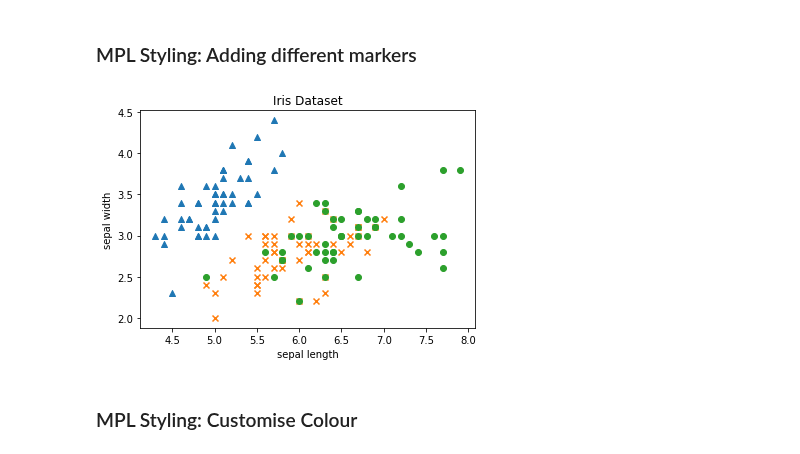
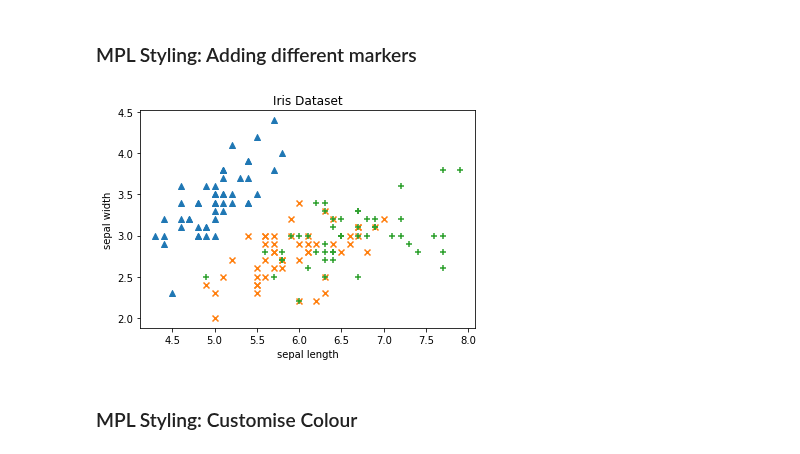
Before and after one commit to 3springs/deep_ml_curriculum, a Jupyter notebook: notebooks/b03_Data_Visualisation/DataVisualisation.ipynb, the cells around one changed output. Cells and saved outputs as stored; diff of their text form; code cells hidden in the pictures.

```diff
--- a/notebooks/b03_Data_Visualisation/DataVisualisation.ipynb
+++ b/notebooks/b03_Data_Visualisation/DataVisualisation.ipynb
@@ -219,26 +180,23 @@ At the moment, it is hard to know which properties belong to different varieties
 # %% [markdown]
 ### MPL Styling: Adding different markers <a name="scatter-styling-markers"/>
 # %%
-# create a figure and axis
-# ax provides a convenience method to get or set some axis properties.
-fig, ax = plt.subplots()
-
 group1 = iris[iris["species"] == "setosa"]
 group2 = iris[iris["species"] == "versicolor"]
 group3 = iris[iris["species"] == "virginica"]
 
 # scatter the sepal_length against the sepal_width
 # By adding a marker MPL will assign some default colours
-ax.scatter(group1["sepal_length"], group1["sepal_width"], marker="^")
-ax.scatter(group2["sepal_length"], group2["sepal_width"], marker="x")
-ax.scatter(group3["sepal_length"], group3["sepal_width"], marker="o")
+plt.scatter(x=group1["sepal_length"], y=group1["sepal_width"], marker="^")
+plt.scatter(group2["sepal_length"], group2["sepal_width"], marker="x")
+plt.scatter(group3["sepal_length"], group3["sepal_width"], marker="+")
+
 # set a title and labels
-ax.set_title("Iris Dataset")
-ax.set_xlabel("sepal length")
-ax.set_ylabel("sepal width")
+plt.title("Iris Dataset")
+plt.xlabel("sepal length")
+plt.ylabel("sepal width")
 plt.show()
 # %% [output]
-[figure, old version]
+[figure, new version]
 # %% [markdown]
 ### MPL Styling: Customise Colour <a name="scatter-styling-color"/>
 # %% [markdown]
```
Also changed, not shown: parts of 78 cells of this notebook.
